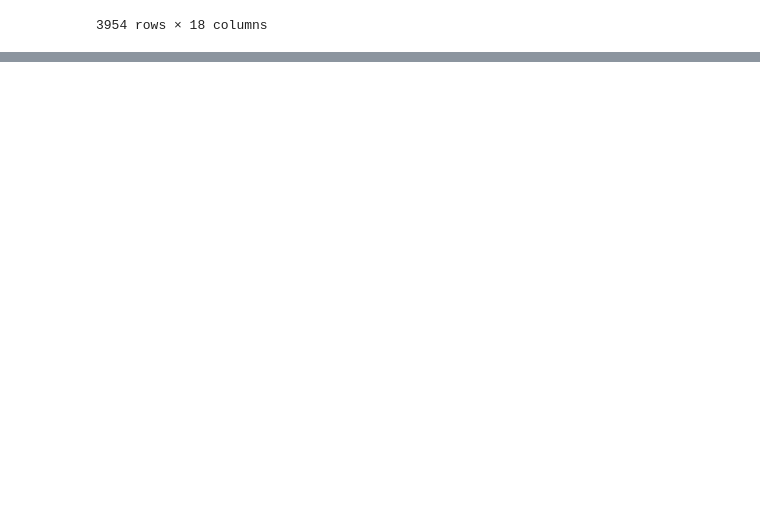
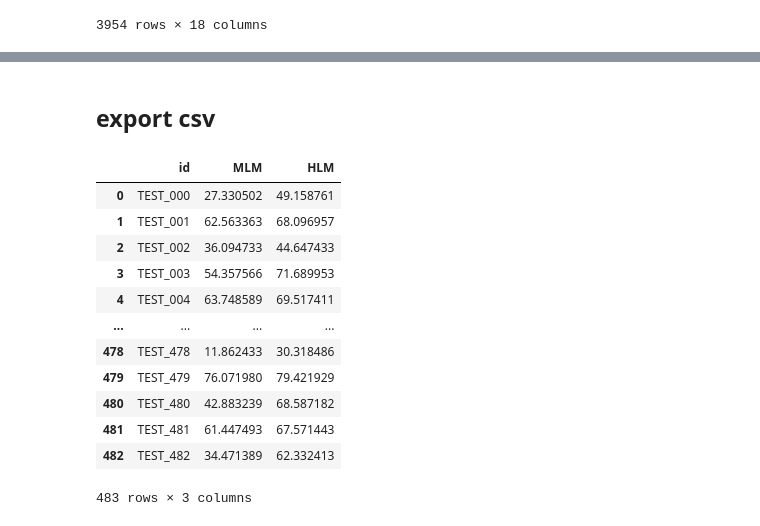
Before and after one commit to AnMyeongGyu/dacon_new_drug, a Jupyter notebook: 01_base_model.ipynb, the cells around one changed output, grey strips where cells are left out. Drawn from its saved outputs; the diff is of its cells as text; code cells hidden in the pictures; blank space fills up the shorter version.

Commit message:
hpyertune_kfold

```diff
--- a/01_base_model.ipynb
+++ b/01_base_model.ipynb
@@ -363,0 +552,2 @@ df_train_target
+# %%
+optuna.visualization.plot_optimization_history(study)
@@ -363,0 +556,10 @@ df_train_target
+# %%
+params=study.best_params
+params['metric'] = 'rmse'
+params['random_state'] = 10
+params['n_estimators'] = 10000
+params['early_stopping_round'] = 500
+params['verbose'] = -1
+params['n_jobs'] = -1
+
+params
@@ -363,0 +581,21 @@ df_train_target
+# %%
+from sklearn.model_selection import KFold
+
+kf = KFold(n_splits=5, random_state=48, shuffle=True)
+preds_HLM = np.zeros(df_test.shape[0])
+rmse=[]
+n=0
+
+for trn_idx, test_idx in kf.split(df_train, df_train_target_HLM):
+    X_tr, X_val=df_train.iloc[trn_idx], df_train.iloc[test_idx]
+    y_tr, y_val=df_train_target_HLM.iloc[trn_idx], df_train_target_HLM.iloc[test_idx]
+
+    model = LGBMRegressor(**params)
+    model.fit(X_tr, y_tr, eval_set=[(X_val,y_val)])
+
+    preds_HLM+=model.predict(df_test)/kf.n_splits
+    rmse.append(mean_squared_error(y_val, model.predict(X_val), squared=False))
+    print(f'trial {n+1}:', round(rmse[n], 5))
+    n+=1
+
+print(f'\naverage: {round(np.mean(rmse), 5)}')
@@ -363,0 +610,22 @@ df_train_target
+# %% [markdown]
+## export csv
+# %%
+df_sample['MLM'] = preds_MLM
+df_sample['HLM'] = preds_HLM
+df_sample.to_csv("submission.csv", index = False, encoding = "utf-8-sig")
+# %%
+df_sample
+# %% [output]
+|  | id | MLM | HLM |
+| 0 | TEST_000 | 27.330502 | 49.158761 |
+| 1 | TEST_001 | 62.563363 | 68.096957 |
+| 2 | TEST_002 | 36.094733 | 44.647433 |
+| 3 | TEST_003 | 54.357566 | 71.689953 |
+| 4 | TEST_004 | 63.748589 | 69.517411 |
+| ... | ... | ... | ... |
+| 478 | TEST_478 | 11.862433 | 30.318486 |
+| 479 | TEST_479 | 76.071980 | 79.421929 |
+| 480 | TEST_480 | 42.883239 | 68.587182 |
+| 481 | TEST_481 | 61.447493 | 67.571443 |
+| 482 | TEST_482 | 34.471389 | 62.332413 |
+483 rows × 3 columns
```
Also changed, not shown: parts of 22 cells of this notebook, 2 other files.
